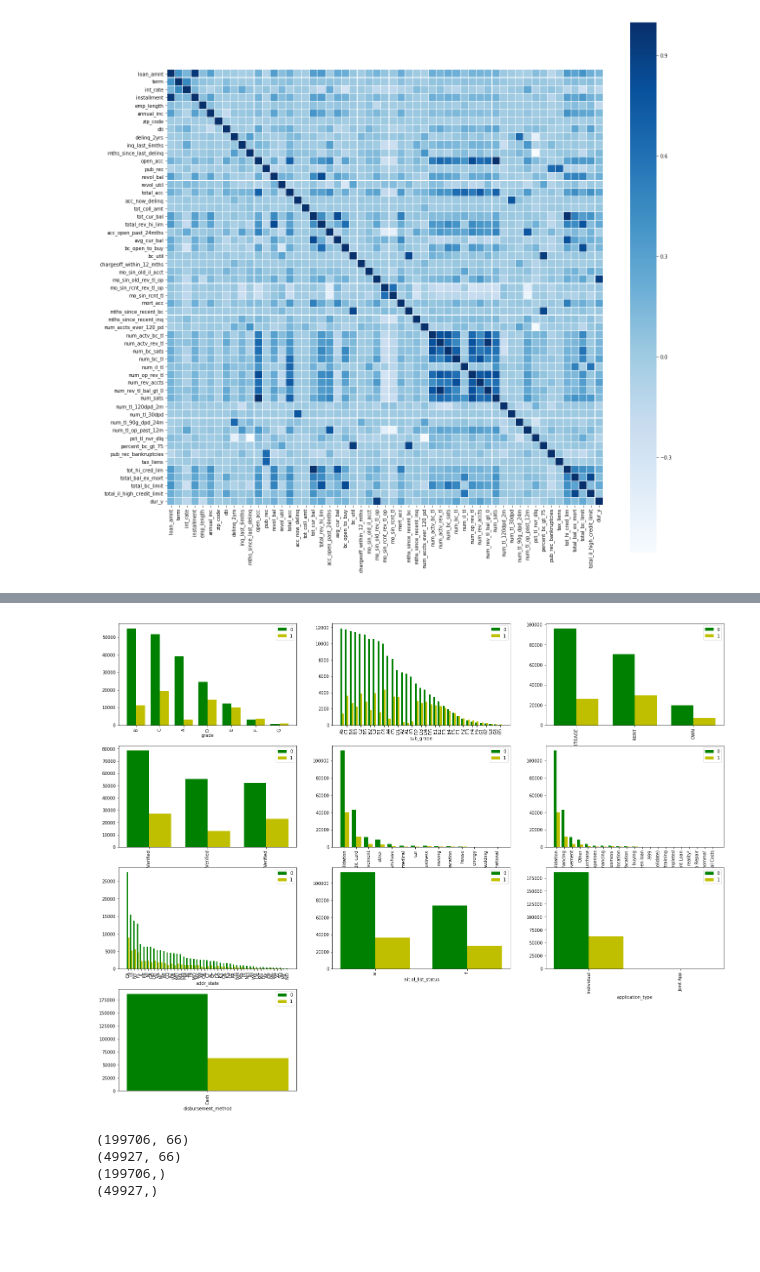
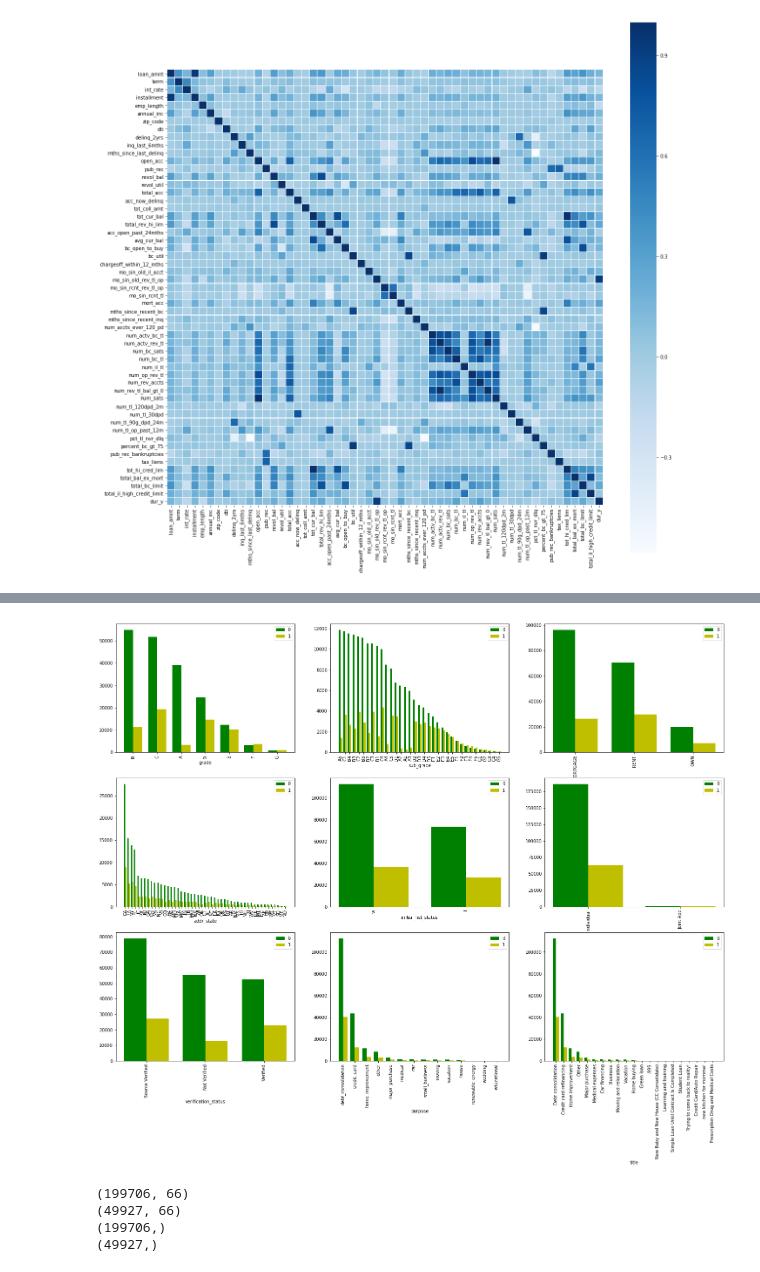
Before and after one commit to kristineguan/Lending-Club-PD-modeling, a Jupyter notebook: Lending Club.ipynb, the cells around one changed output, grey strips where cells are left out. Saved outputs shown, nothing was run; the diff lists cells and outputs as text; code cells hidden in the pictures; blank space fills up the shorter version.

```diff
--- a/Lending Club.ipynb
+++ b/Lending Club.ipynb
@@ -152,2 +171,5 @@ for i in corr.columns:
+# %%
+#there is only one vaue for 'disbursement_method'
+dff.drop('disbursement_method',axis=1,inplace=True)
 # %%
 fig = plt.figure(figsize=(25,20))
@@ -165,25 +186,26 @@ dff.head()
 # %%
-ll_object=['grade', 'sub_grade', 'home_ownership','verification_status', 'purpose', 'title',
-          'addr_state', 'initial_list_status', 'application_type','disbursement_method']
+ll_object=['grade', 'sub_grade', 'home_ownership', 'addr_state', 'initial_list_status', 'application_type',
+           'verification_status', 'purpose', 'title']
+# %%
+fig = plt.figure(figsize=(25,25))
+for i in range(len(ll_object)):
+    ax=fig.add_subplot(4, 3, i+1,)
+    fea_df=dff[ll_object[i]]
+    fea_ct=pd.crosstab(fea_df[fea_df!='-999'],dff.label).sort_values('0',ascending=False)
+    width=0.38
+    ind=np.arange(len(fea_ct.index))
+    ax.bar(ind,fea_ct.iloc[:,0],width,color=['g'], label='0')
+    ax.bar(ind+width,fea_ct.iloc[:,1],width,color=['y'], label='1')
+    ax.set_xlabel(ll_object[i])
+    ax.set_xticks(ind + width / 2)
+    ax.set_xticklabels(fea_ct.index.tolist())
+    ax.legend()
+    plt.setp(ax.get_xticklabels(), fontsize=10, rotation='vertical')
+# %% [output]
+[figure, added]
 # %%
 dff.emp_title.value_counts()
 #'emp_title'
-# %%
-fig = plt.figure(figsize=(25,25))
-for i in range(len(ll_object)):
-    ax=fig.add_subplot(5, 3, i+1,)
-    fea_ct=pd.crosstab(dff[ll_object[i]],dff.label).sort_values('0',ascending=False)
-    width=0.38
-    ind=np.arange(len(fea_ct.index))
-    ax.bar(ind,fea_ct.iloc[:,0],width,color=['g'], label='0')
-    ax.bar(ind+width,fea_ct.iloc[:,1],width,color=['y'], label='1')
-    ax.set_xlabel(ll_object[i])
-    ax.set_xticks(ind + width / 2)
-    ax.set_xticklabels(fea_ct.index.tolist())
-    ax.legend()
-    plt.setp(ax.get_xticklabels(), fontsize=10, rotation='vertical')
-# %% [output]
-[figure, removed]
 # %%
 X=np.array(dff[l_float+l_int+ll_object])
 Y=dff['label'].astype(int)
```
Also changed, not shown: parts of 5 cells of this notebook.
